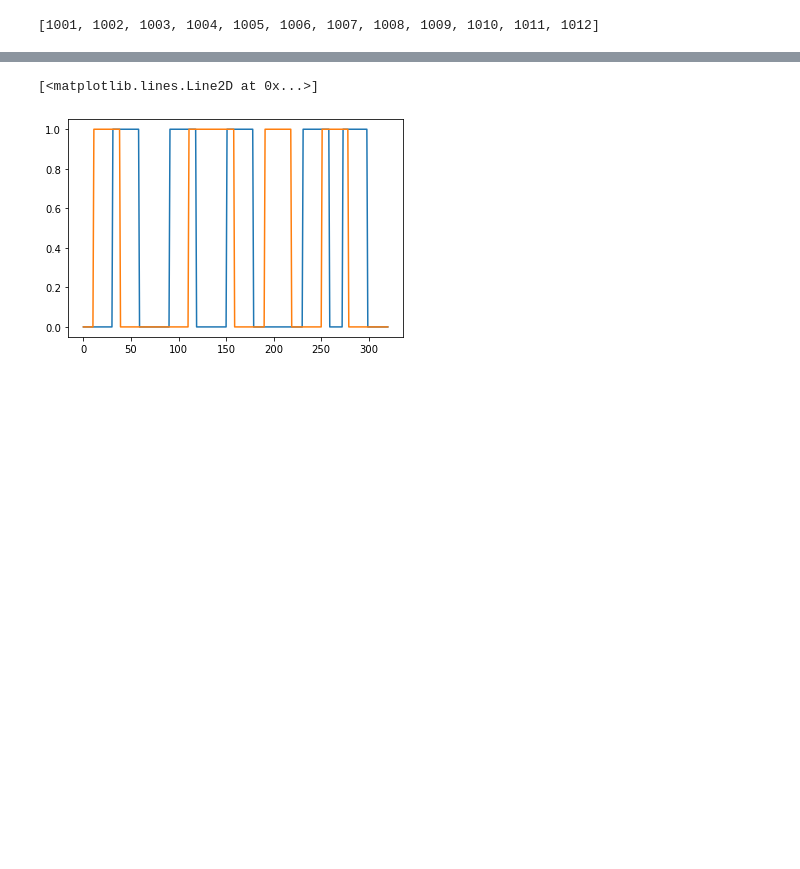
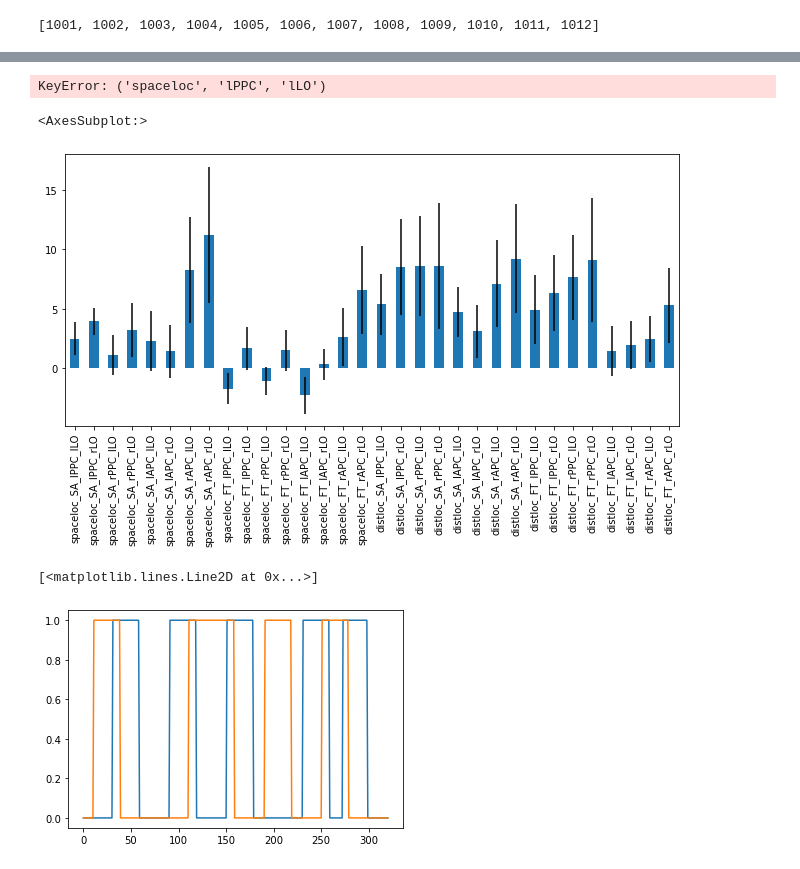
Before and after one commit to vayzenb/docnet, a Jupyter notebook: fmri/spaceloc/effective_connectivity.ipynb, the cells around one changed output, grey strips where cells are left out. Saved outputs shown, nothing was run; the diff lists cells and outputs as text; code cells hidden in the pictures; blank space fills up the shorter version.

Commit message:
created PPI and full ts versions

```diff
--- a/fmri/spaceloc/effective_connectivity.ipynb
+++ b/fmri/spaceloc/effective_connectivity.ipynb
@@ -47,8 +47,3 @@ for rn1 in range(1,run_num+1):
         run_combos.append([rn1,rn2])
 # %% [output]
 [1001, 1002, 1003, 1004, 1005, 1006, 1007, 1008, 1009, 1010, 1011, 1012]
-# %%
-ss =1003
-sub_dir = f'{study_dir}/sub-{study}{ss}/ses-01/'
-results_dir = f'{sub_dir}/derivatives/results/beta_ts'
-curr_df = pd.read_csv(f'{results_dir}/gca_summary.csv')
@@ -81,17 +50,21 @@ MultiIndex([('FT',  'lLO', 'rAPC', 'lLO'),
 # %%
+"""
+split by cond
+"""
+
 df_summary = pd.DataFrame()
-tasks = ['spaceloc']
+tasks = ['spaceloc', 'distloc']
 cond = ['SA','FT']
 
 d_rois = ['lPPC','rPPC','lAPC','rAPC']
-d_rois = ['rPPC','rAPC']
+#d_rois = ['rPPC','rAPC']
 v_rois = ['lLO','rLO']
 for ss in subs:
     sub_dir = f'{study_dir}/sub-{study}{ss}/ses-01/'
     results_dir = f'{sub_dir}/derivatives/results/beta_ts'
 
-    curr_df = pd.read_csv(f'{results_dir}/gca_summary.csv')
-    curr_df = curr_df.groupby(['task','condition', 'origin','dorsal','ventral']).mean()
+    curr_df = pd.read_csv(f'{results_dir}/gca_summary_full_ts.csv')
+    curr_df = curr_df.groupby(['task','condition', 'origin','target']).mean()
     curr_data = [ss]
     col_index = ['sub']
     for tsk in tasks:
@@ -101,11 +74,8 @@ for ss in subs:
 
                     #for dorsal origin
                     col_index.append(f'{tsk}_{cc}_{drr}_{vrr}')
-                    curr_data.append(curr_df['p'][tsk,cc, drr, drr,vrr])
+                    curr_data.append(curr_df['f_diff'][tsk,cc, drr, vrr])
 
-                    #for ventral origin
-                    col_index.append(f'{tsk}_{cc}_{drr}_{vrr}')
-                    curr_data.append(curr_df['p'][tsk,cc, vrr, drr,vrr])
 
     if ss == 1001:
         df_summary = pd.DataFrame(columns=col_index)
@@ -124,3 +86,55 @@ BdbQuit:
+# %%
+"""
+full ts
+"""
+
+df_summary = pd.DataFrame()
+tasks = ['spaceloc', 'distloc']
+tasks = ['spaceloc']
+cond = ['SA','FT']
+
+d_rois = ['lPPC','rPPC','lAPC','rAPC']
+d_rois = ['rPPC','rAPC']
+v_rois = ['lLO','rLO']
+for ss in subs:
+    sub_dir = f'{study_dir}/sub-{study}{ss}/ses-01/'
+    results_dir = f'{sub_dir}/derivatives/results/beta_ts'
+
+    curr_df = pd.read_csv(f'{results_dir}/gca_summary_full_ts.csv')
+    curr_df = curr_df.groupby(['task', 'origin','target']).mean()
+    curr_data = [ss]
+    col_index = ['sub']
+    for tsk in tasks:
+
+        for drr in d_rois:
+            for vrr in v_rois:
+
+                #for dorsal origin
+                col_index.append(f'{tsk}_{drr}_{vrr}')
+                curr_data.append(curr_df['f_diff'][tsk, drr, vrr])
+
+
+    if ss == 1001:
+        df_summary = pd.DataFrame(columns=col_index)
+        df_summary = df_summary.append(pd.Series(curr_data,index = col_index),ignore_index=True)
+    else:
+        df_summary = df_summary.append(pd.Series(curr_data,index = col_index),ignore_index=True)
+    #pdb.set_trace()
+
+means = df_summary.loc[:, df_summary.columns != 'sub'].mean()
+errors = df_summary.loc[:, df_summary.columns != 'sub'].sem()
+
+means.plot(kind = 'bar', yerr = errors, figsize = (11,5))
+# %% [output]
+KeyError: ('spaceloc', 'lPPC', 'lLO')
+# %%
+means = df_summary.loc[:, df_summary.columns != 'sub'].mean()
+errors = df_summary.loc[:, df_summary.columns != 'sub'].sem()
+
+means.plot(kind = 'bar', yerr = errors, figsize = (11,5))
+# %% [output]
+<AxesSubplot:>
+[figure, added]
 # %%
 def make_psy_cov(runs,ss, cond):
     sub_dir = f'{study_dir}/sub-{study}{ss}/ses-01/'
```
Also changed, not shown: parts of 3 cells of this notebook, 4 other files.
